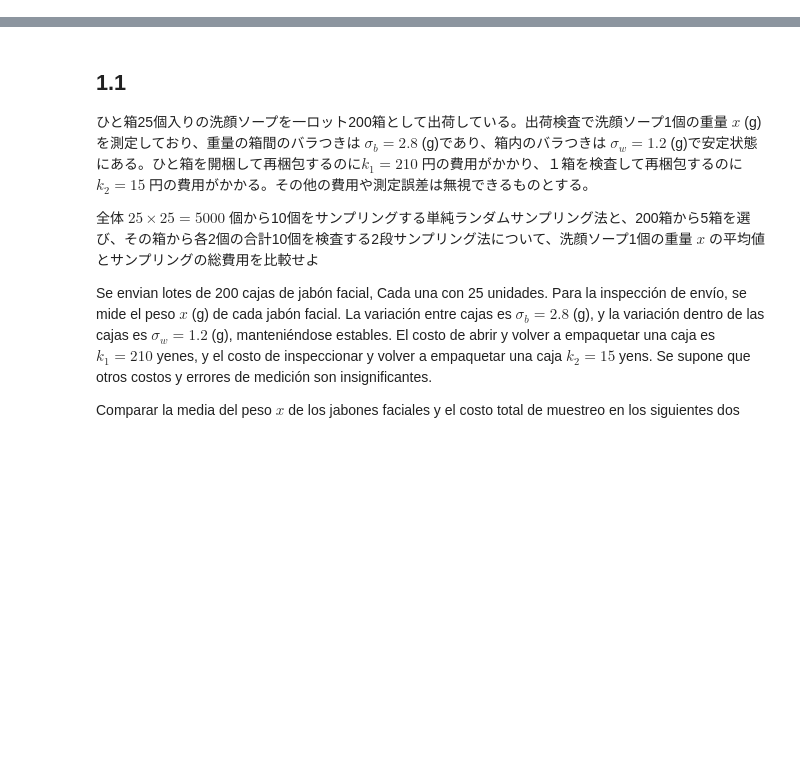
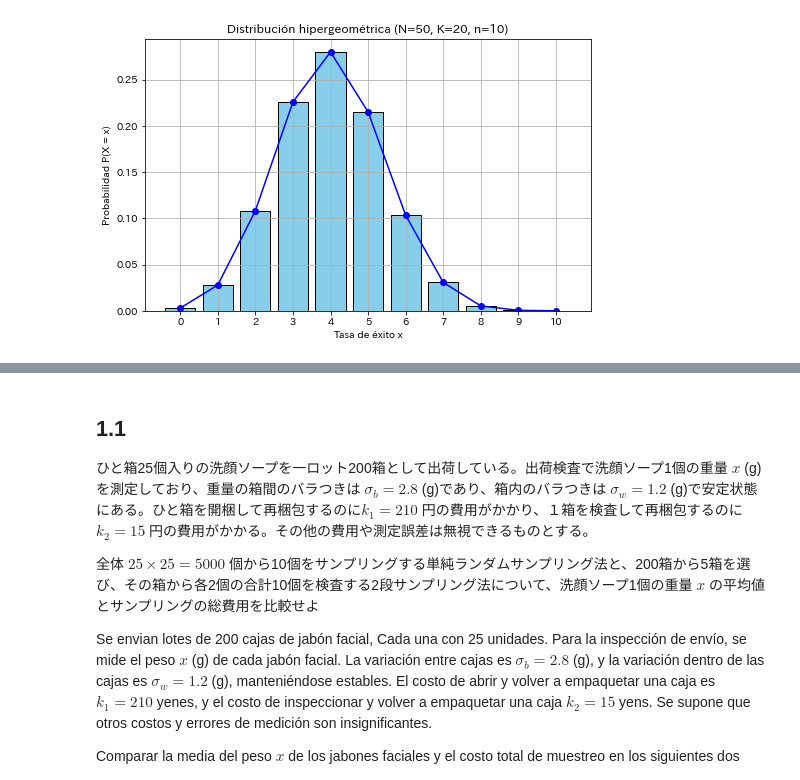
Before and after one commit to HiroshiATakano/QCKentei1, a Jupyter notebook: QCKentei1-1.ipynb, the cells around one changed output, grey strips where cells are left out. Saved outputs shown, nothing was run; the diff lists cells and outputs as text; code cells hidden in the pictures; blank space fills up the shorter version.

```diff
--- a/QCKentei1-1.ipynb
+++ b/QCKentei1-1.ipynb
@@ -39,0 +41,26 @@ import numpy as np
+# %%
+from scipy.stats import hypergeom
+
+# 母集団の定義
+N = 50    # 母集団のサイズ
+K = 20    # 母集団中の成功数
+n = 10    # 抽出するサンプル数
+
+# x の取りうる値（最大でも min(K, n) まで）
+x = np.arange(0, min(K, n) + 1)
+
+# 超幾何分布の確率質量関数（PMF）
+pmf_values = hypergeom.pmf(x, N, K, n)
+
+# グラフ描画
+plt.figure(figsize=(8, 5))
+plt.bar(x, pmf_values, color='skyblue', edgecolor='black')
+plt.plot(x, pmf_values, 'o-', color='blue')
+plt.title(f'Distribución hipergeométrica (N={N}, K={K}, n={n})')
+plt.xlabel('Tasa de éxito x')
+plt.ylabel('Probabilidad P(X = x)')
+plt.grid(True)
+plt.xticks(x)
+plt.show()
+# %% [output]
+[figure, added]
```
Also changed, not shown: parts of 34 cells of this notebook, 5 other files.
